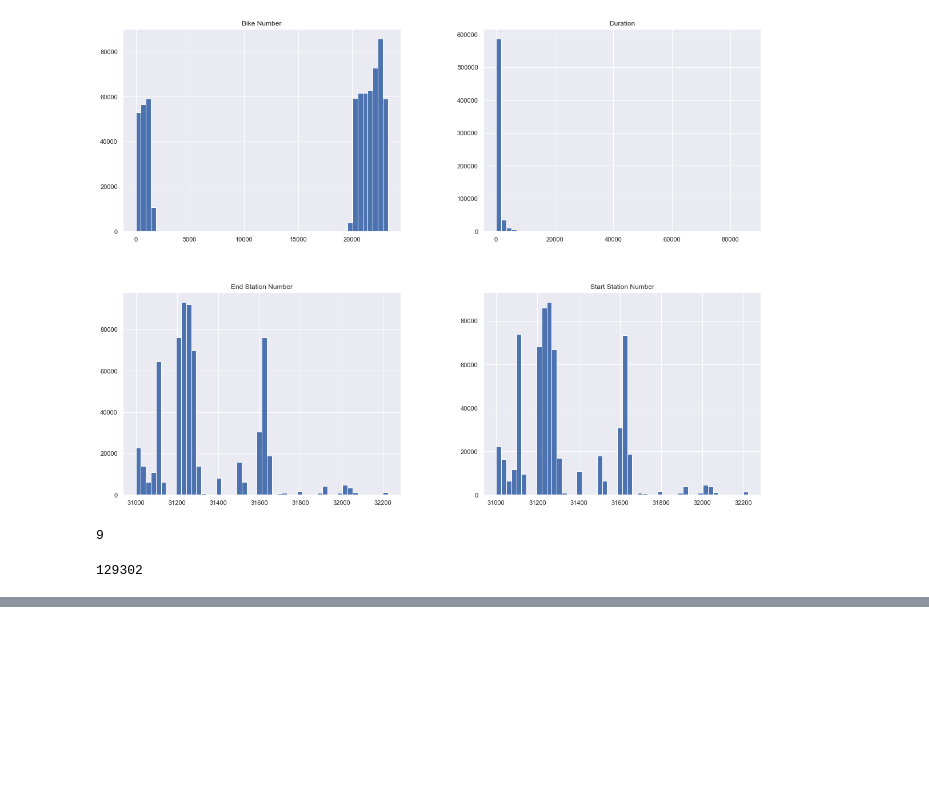
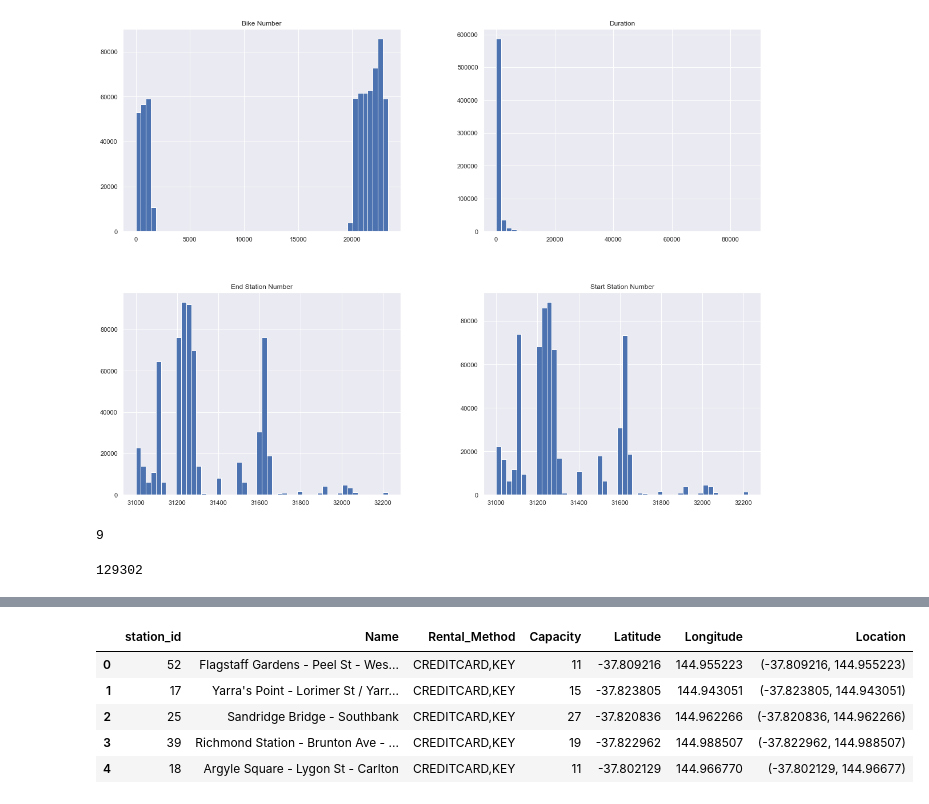
Before and after one commit to Urban-Analytics/SmartSocialCity, a Jupyter notebook: Machine Learning/Bike Sharing Project/data_modelling_bike_sharing_london.ipynb, the cells around one changed output, grey strips where cells are left out. Drawn from its saved outputs; the diff is of its cells as text; code cells hidden in the pictures; blank space fills up the shorter version.

```diff
--- a/Machine Learning/Bike Sharing Project/data_modelling_bike_sharing_london.ipynb
+++ b/Machine Learning/Bike Sharing Project/data_modelling_bike_sharing_london.ipynb
@@ -464,0 +523,9 @@ train_set, test_set = train_test_by_id(by_id, 0.2, "index")
+# %%
+dataframe_melbourne.head()
+# %% [output]
+|  | station_id | Name | Rental_Method | Capacity | Latitude | Longitude | Location |
+| 0 | 52 | Flagstaff Gardens - Peel St - Wes... | CREDITCARD,KEY | 11 | -37.809216 | 144.955223 | (-37.809216, 144.955223) |
+| 1 | 17 | Yarra's Point - Lorimer St / Yarr... | CREDITCARD,KEY | 15 | -37.823805 | 144.943051 | (-37.823805, 144.943051) |
+| 2 | 25 | Sandridge Bridge - Southbank | CREDITCARD,KEY | 27 | -37.820836 | 144.962266 | (-37.820836, 144.962266) |
+| 3 | 39 | Richmond Station - Brunton Ave - ... | CREDITCARD,KEY | 19 | -37.822962 | 144.988507 | (-37.822962, 144.988507) |
+| 4 | 18 | Argyle Square - Lygon St - Carlton | CREDITCARD,KEY | 11 | -37.802129 | 144.966770 | (-37.802129, 144.96677) |
```
Also changed, not shown: parts of 16 cells of this notebook, 1 other file.
